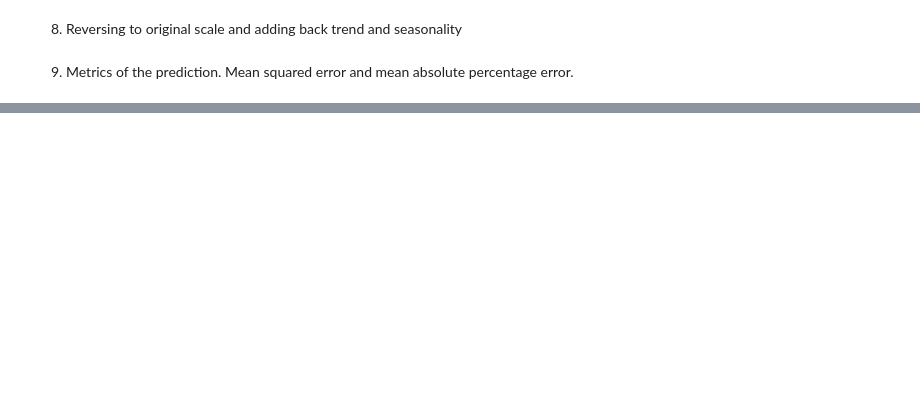
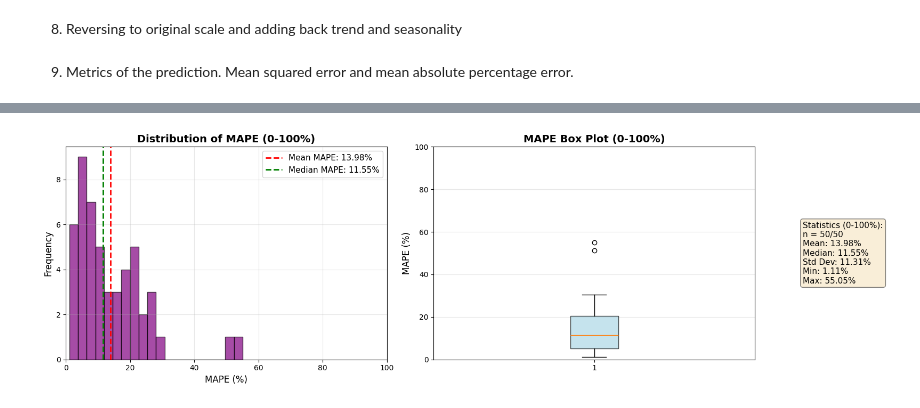
Before and after one commit to thomasvedaa/neuralnetworks, a Jupyter notebook: processing.ipynb, the cells around one changed output, grey strips where cells are left out. Cells and saved outputs as stored; diff of their text form; code cells hidden in the pictures; blank space fills up the shorter version.

```diff
--- a/processing.ipynb
+++ b/processing.ipynb
@@ -395,0 +654,86 @@ plt.show()
+# %%
+# Add after Cell 11 (after calculating all results)
+
+# Plot MAPE distribution (filtered 0-100%)
+fig, axes = plt.subplots(1, 2, figsize=(16, 5))
+
+# Filter MAPE values to 0-100% range
+mape_values = [r['mape'] for r in results]
+mape_filtered = [m for m in mape_values if 0 <= m <= 100]
+mape_outliers = [m for m in mape_values if m > 100]
+
+print(f"Filtered out {len(mape_outliers)} outliers above 100%")
+if mape_outliers:
+    print(f"Outlier values: {mape_outliers}")
+
+# Histogram
+ax1 = axes[0]
+ax1.hist(mape_filtered, bins=20, alpha=0.7, color='purple', edgecolor='black')
+ax1.axvline(np.mean(mape_filtered), color='red', linestyle='--', linewidth=2,
+            label=f'Mean MAPE: {np.mean(mape_filtered):.2f}%')
+ax1.axvline(np.median(mape_filtered), color='green', linestyle='--', linewidth=2,
+            label=f'Median MAPE: {np.median(mape_filtered):.2f}%')
+ax1.set_title('Distribution of MAPE (0-100%)', fontsize=14, fontweight='bold')
+ax1.set_xlabel('MAPE (%)', fontsize=12)
+ax1.set_ylabel('Frequency', fontsize=12)
+ax1.set_xlim(0, 100)
+ax1.legend(fontsize=11)
+ax1.grid(True, alpha=0.3)
+
+# Box plot
+ax2 = axes[1]
+bp = ax2.boxplot(mape_filtered, vert=True, patch_artist=True)
+bp['boxes'][0].set_facecolor('lightblue')
+bp['boxes'][0].set_alpha(0.7)
+ax2.set_ylabel('MAPE (%)', fontsize=12)
+ax2.set_title('MAPE Box Plot (0-100%)', fontsize=14, fontweight='bold')
+ax2.set_ylim(0, 100)
+ax2.grid(True, alpha=0.3, axis='y')
+
+# Add statistics text
+stats_text = f"""Statistics (0-100%):
+n = {len(mape_filtered)}/{len(mape_values)}
+Mean: {np.mean(mape_filtered):.2f}%
+Median: {np.median(mape_filtered):.2f}%
+Std Dev: {np.std(mape_filtered):.2f}%
+Min: {np.min(mape_filtered):.2f}%
+Max: {np.max(mape_filtered):.2f}%"""
+
+ax2.text(1.15, 0.5, stats_text, transform=ax2.transAxes,
+         fontsize=11, verticalalignment='center',
+         bbox=dict(boxstyle='round', facecolor='wheat', alpha=0.5))
+
+plt.tight_layout()
+plt.show()
+
+# Print detailed statistics
+print(f"\n{'='*60}")
+print("MAPE Error Distribution Analysis (0-100%):")
+print(f"{'='*60}")
+print(f"Total series:     {len(mape_values)}")
+print(f"Filtered (0-100%): {len(mape_filtered)}")
+print(f"Outliers (>100%):  {len(mape_outliers)}")
+print(f"Mean MAPE:        {np.mean(mape_filtered):.2f}%")
+print(f"Median MAPE:      {np.median(mape_filtered):.2f}%")
+print(f"Std Deviation:    {np.std(mape_filtered):.2f}%")
+print(f"Min MAPE:         {np.min(mape_filtered):.2f}%")
+print(f"Max MAPE:         {np.max(mape_filtered):.2f}%")
+print(f"25th Percentile:  {np.percentile(mape_filtered, 25):.2f}%")
+print(f"75th Percentile:  {np.percentile(mape_filtered, 75):.2f}%")
+print(f"{'='*60}")
+
+# Show best and worst performing series (from filtered list)
+filtered_results = [r for r in results if 0 <= r['mape'] <= 100]
+sorted_results = sorted(filtered_results, key=lambda x: x['mape'])
+
+print("\nTop 5 Best Performing Series (0-100% range):")
+for i, r in enumerate(sorted_results[:5], 1):
+    print(f"{i}. {r['series_id']}: MAPE = {r['mape']:.2f}%")
+
+print("\nTop 5 Worst Performing Series (0-100% range):")
+for i, r in enumerate(sorted_results[-5:], 1):
+    print(f"{i}. {r['series_id']}: MAPE = {r['mape']:.2f}%")
+
+if mape_outliers:
+    print(f"\nNote: {len(mape_outliers)} series excluded with MAPE > 100%")
+# %% [output]
@@ -395,0 +741 @@ plt.show()
+[figure, added]
```
Also changed, not shown: parts of 23 cells of this notebook.
